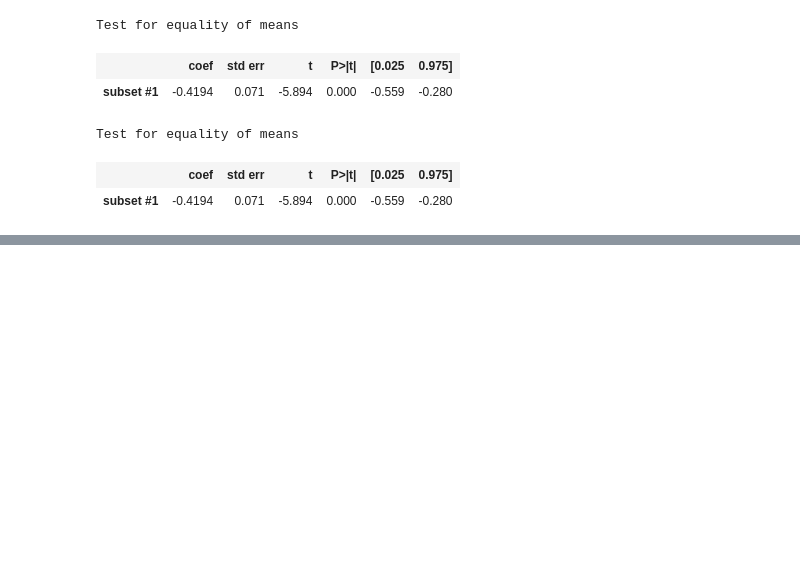
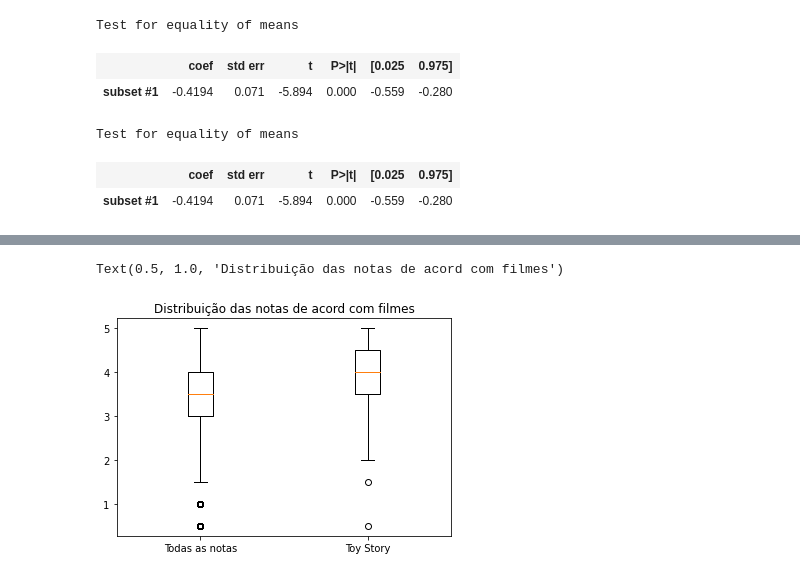
Before and after one commit to cglima/alura-data-science-testes-estat-sticos-com-python, a Jupyter notebook: notebook/data-science-introducao-a-tests.ipynb, the cells around one changed output, grey strips where cells are left out. Drawn from its saved outputs; the diff is of its cells as text; code cells hidden in the pictures; blank space fills up the shorter version.

```diff
--- a/notebook/data-science-introducao-a-tests.ipynb
+++ b/notebook/data-science-introducao-a-tests.ipynb
@@ -694,0 +712,8 @@ plt.boxplot([notas.rating, notas1.rating])
+# %%
+import matplotlib.pyplot as plt
+
+plt.boxplot([notas.rating, notas1.rating], labels=["Todas as notas", "Toy Story"])
+plt.title("Distribuição das notas de acord com filmes")
+# %% [output]
+Text(0.5, 1.0, 'Distribuição das notas de acord com filmes')
+[figure, added]
```
Also changed, not shown: parts of 18 cells of this notebook.
